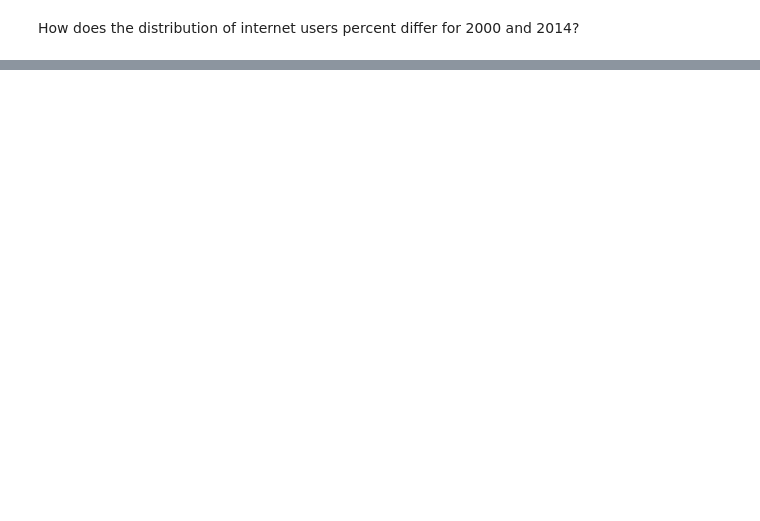
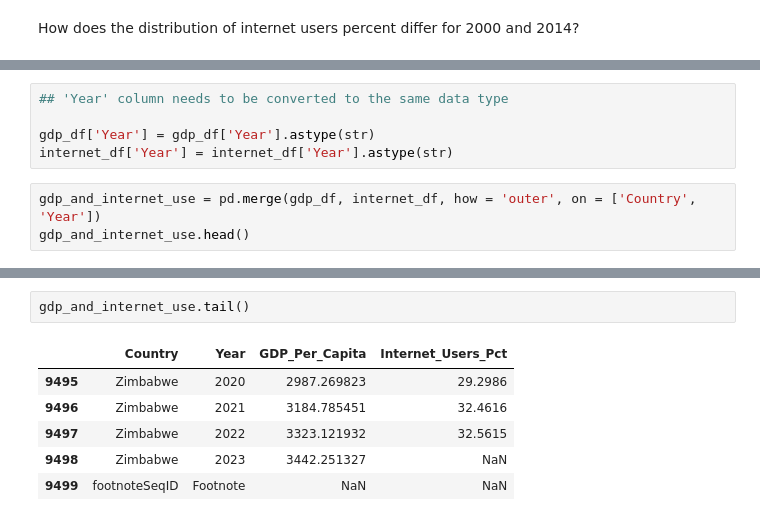
Before and after one commit to NewForce-Cohort-11-Data/gdp-and-internet-usage-Chris-Swann, a Jupyter notebook: sp1_gdp_and_internet_usage_chris_swann.ipynb, the cells around one changed output, grey strips where cells are left out. Drawn from its saved outputs; the diff is of its cells as text; blank space fills up the shorter version.

```diff
--- a/sp1_gdp_and_internet_usage_chris_swann.ipynb
+++ b/sp1_gdp_and_internet_usage_chris_swann.ipynb
@@ -464,0 +549,8 @@ How does the distribution of internet users percent differ for 2000 and 2014?
+# %%
+## 'Year' column needs to be converted to the same data type
+
+gdp_df['Year'] = gdp_df['Year'].astype(str)
+internet_df['Year'] = internet_df['Year'].astype(str)
+# %%
+gdp_and_internet_use = pd.merge(gdp_df, internet_df, how = 'outer', on = ['Country', 'Year'])
+gdp_and_internet_use.head()
@@ -464,0 +564,9 @@ How does the distribution of internet users percent differ for 2000 and 2014?
+# %%
+gdp_and_internet_use.tail()
+# %% [output]
+|  | Country | Year | GDP_Per_Capita | Internet_Users_Pct |
+| 9495 | Zimbabwe | 2020 | 2987.269823 | 29.2986 |
+| 9496 | Zimbabwe | 2021 | 3184.785451 | 32.4616 |
+| 9497 | Zimbabwe | 2022 | 3323.121932 | 32.5615 |
+| 9498 | Zimbabwe | 2023 | 3442.251327 | NaN |
+| 9499 | footnoteSeqID | Footnote | NaN | NaN |
```
Also changed, not shown: parts of 28 cells of this notebook.
